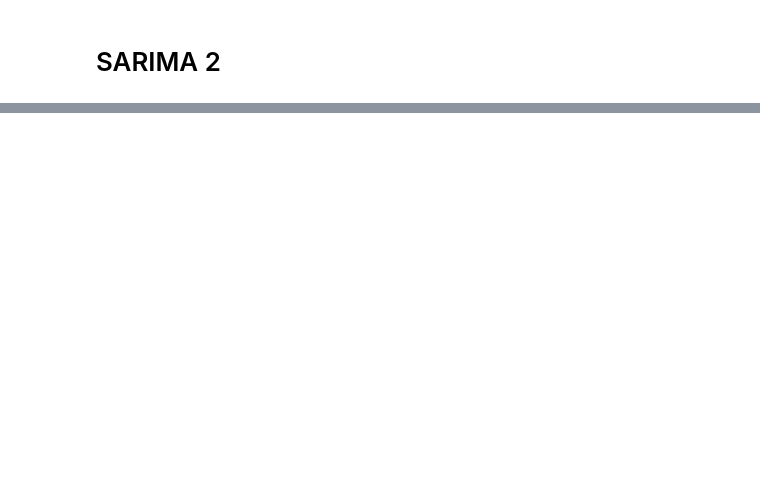
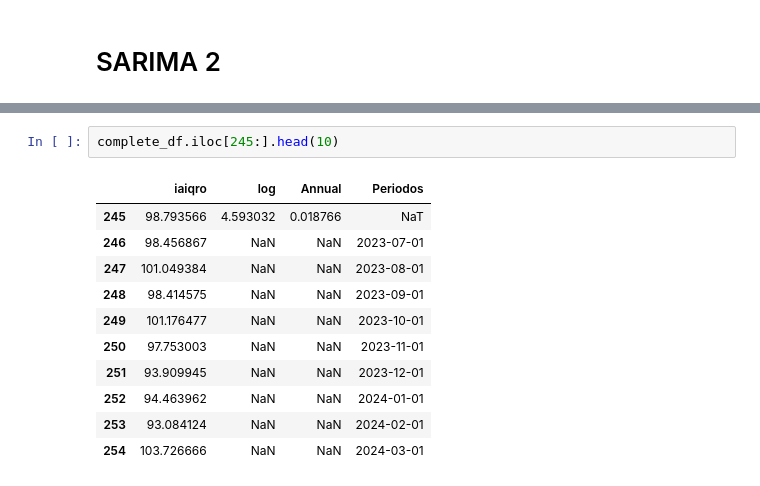
Before and after one commit to Jaime-prog/Statistics_Data_Science_TC3006C, a Jupyter notebook: Forecasting Queretaro Industrial Activity/RW_ARIMA_Simulation_Jaime.ipynb, the cells around one changed output, grey strips where cells are left out. Cells and saved outputs as stored; diff of their text form; blank space fills up the shorter version.

```diff
--- a/Forecasting Queretaro Industrial Activity/RW_ARIMA_Simulation_Jaime.ipynb
+++ b/Forecasting Queretaro Industrial Activity/RW_ARIMA_Simulation_Jaime.ipynb
@@ -330,0 +479,14 @@ plt.show()
+# %%
+complete_df.iloc[245:].head(10)
+# %% [output]
+|  | iaiqro | log | Annual | Periodos |
+| 245 | 98.793566 | 4.593032 | 0.018766 | NaT |
+| 246 | 98.456867 | NaN | NaN | 2023-07-01 |
+| 247 | 101.049384 | NaN | NaN | 2023-08-01 |
+| 248 | 98.414575 | NaN | NaN | 2023-09-01 |
+| 249 | 101.176477 | NaN | NaN | 2023-10-01 |
+| 250 | 97.753003 | NaN | NaN | 2023-11-01 |
+| 251 | 93.909945 | NaN | NaN | 2023-12-01 |
+| 252 | 94.463962 | NaN | NaN | 2024-01-01 |
+| 253 | 93.084124 | NaN | NaN | 2024-02-01 |
+| 254 | 103.726666 | NaN | NaN | 2024-03-01 |
```
Also changed, not shown: parts of 31 cells of this notebook.
